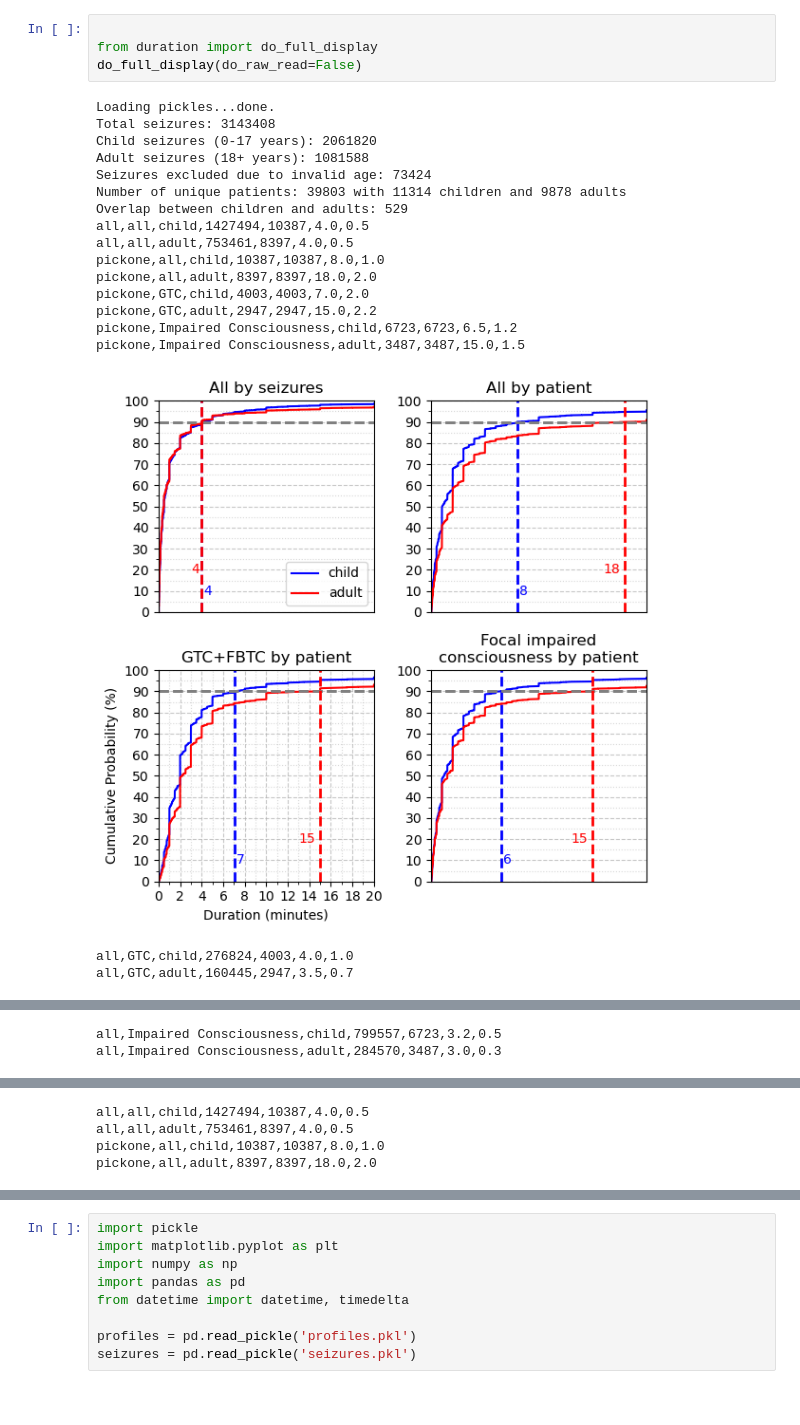
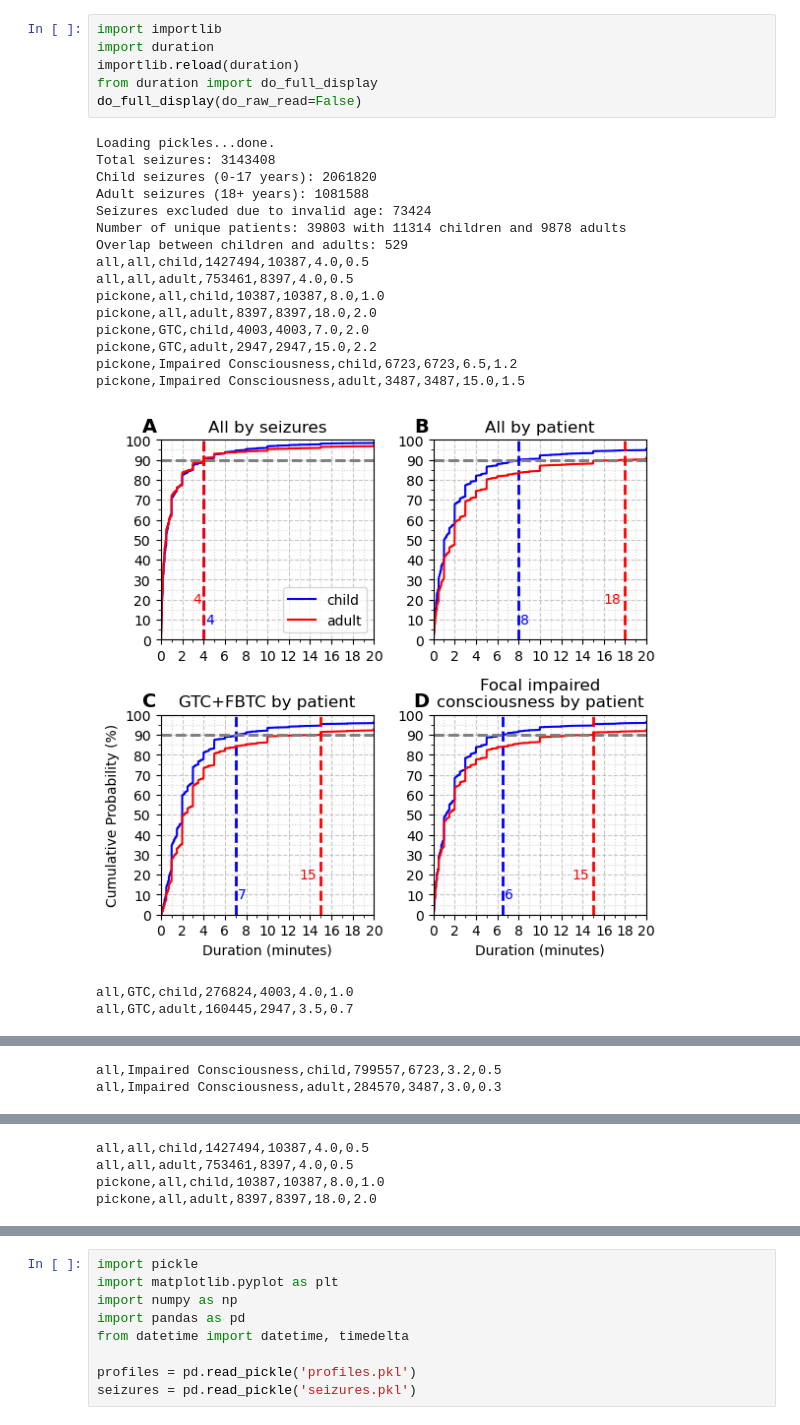
Before and after one commit to GoldenholzLab/sz_duration, a Jupyter notebook: for_paper.ipynb, the cells around one changed output, grey strips where cells are left out. Saved outputs shown, nothing was run; the diff lists cells and outputs as text.

```diff
--- a/for_paper.ipynb
+++ b/for_paper.ipynb
@@ -1,24 +1,26 @@
 # %%
-
+import importlib
+import duration
+importlib.reload(duration)
 from duration import do_full_display
 do_full_display(do_raw_read=False)
 # %% [output]
 Loading pickles...done.
 Total seizures: 3143408
 Child seizures (0-17 years): 2061820
 Adult seizures (18+ years): 1081588
 Seizures excluded due to invalid age: 73424
 Number of unique patients: 39803 with 11314 children and 9878 adults
 Overlap between children and adults: 529
 all,all,child,1427494,10387,4.0,0.5
 all,all,adult,753461,8397,4.0,0.5
 pickone,all,child,10387,10387,8.0,1.0
 pickone,all,adult,8397,8397,18.0,2.0
 pickone,GTC,child,4003,4003,7.0,2.0
 pickone,GTC,adult,2947,2947,15.0,2.2
 pickone,Impaired Consciousness,child,6723,6723,6.5,1.2
 pickone,Impaired Consciousness,adult,3487,3487,15.0,1.5
-[figure, old version]
+[figure, new version]
 all,GTC,child,276824,4003,4.0,1.0
 all,GTC,adult,160445,2947,3.5,0.7
 [figure]
```
Also changed, not shown: parts of 5 cells of this notebook, 10 other files.
